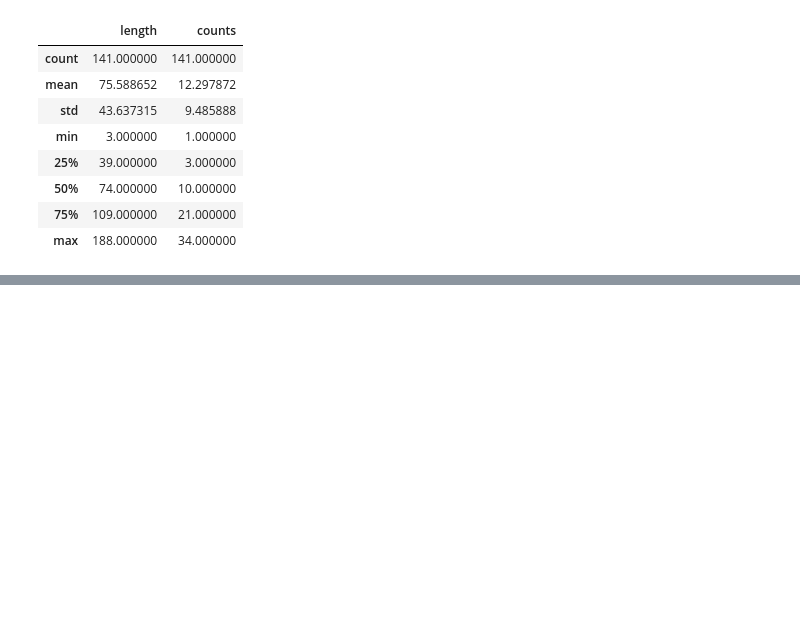
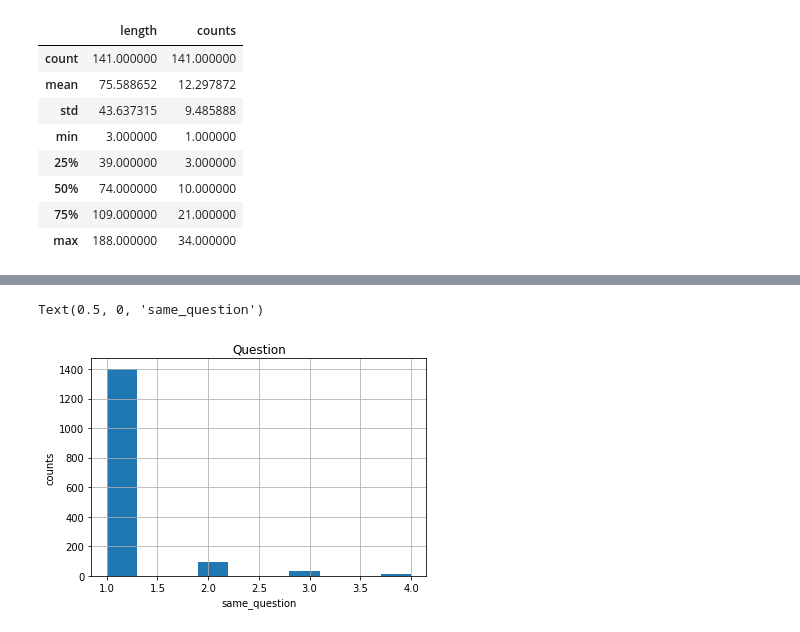
Before and after one commit to jjh0987/MyProject, a Jupyter notebook: pythonProject/MyProject/IhatePT/Untitled4.ipynb, the cells around one changed output, grey strips where cells are left out. Cells and saved outputs as stored; diff of their text form; code cells hidden in the pictures; blank space fills up the shorter version.

```diff
--- a/pythonProject/MyProject/IhatePT/Untitled4.ipynb
+++ b/pythonProject/MyProject/IhatePT/Untitled4.ipynb
@@ -185,0 +247,11 @@ df.describe()
+# %%
+student = pd.read_csv('./student_sentence_data.csv')
+teacher = pd.read_csv('./teacher_sentence_data.csv')
+# %%
+student['sentence'].value_counts().hist()
+plt.title('Question')
+plt.ylabel('counts')
+plt.xlabel('same_question')
+# %% [output]
+Text(0.5, 0, 'same_question')
+[figure, added]
```
Also changed, not shown: parts of 3 cells of this notebook, 5 other files.
